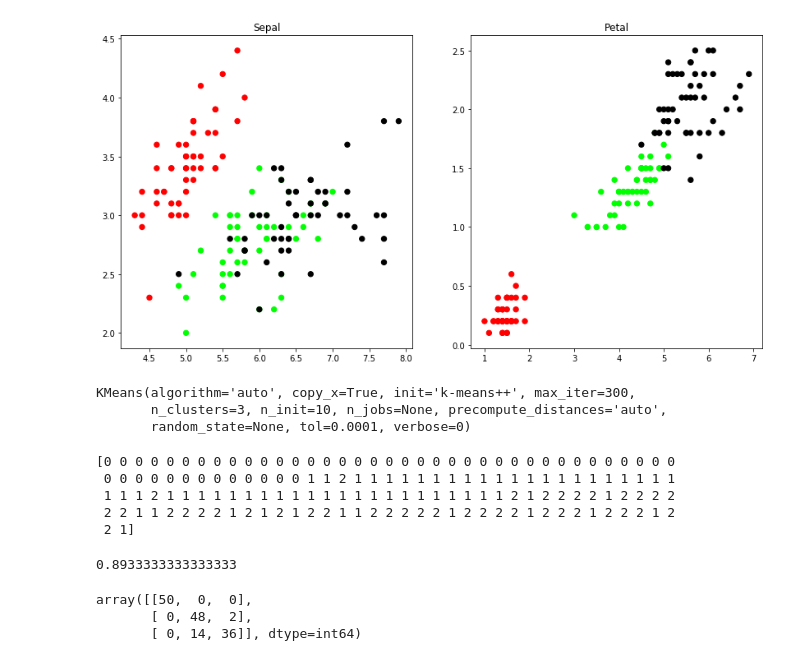
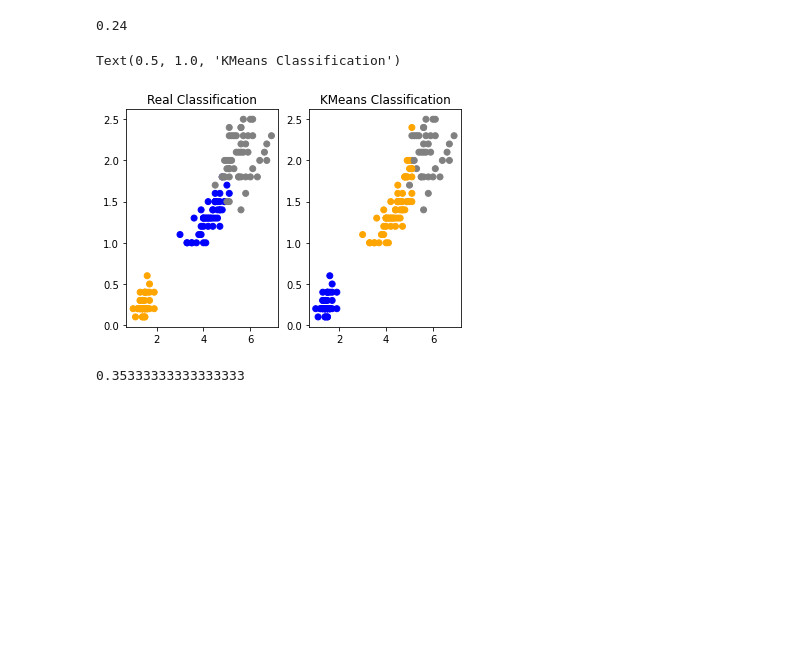
Before and after one commit to PavanRajkumar/Ml_Lab, a Jupyter notebook: My_Programs/Program_8/Program_8.ipynb, the cells around one changed output. Saved outputs shown, nothing was run; the diff lists cells and outputs as text; code cells hidden in the pictures; blank space fills up the shorter version.

```diff
--- a/My_Programs/Program_8/Program_8.ipynb
+++ b/My_Programs/Program_8/Program_8.ipynb
@@ -55,47 +14,34 @@ print(X)
+# %%
+model = KMeans(n_clusters=3)
+# Unsupervised learning thus, passing in only the features to the model
+model.fit(X)
+y_pred = model.labels_
+print(accuracy_score(y, y_pred))
+# %% [output]
+0.24
 # %%
-# View the distribution
-X.columns = ['Sepal_Length', 'Sepal_Width','Petal_Length', 'Petal_Width']
-y = pd.DataFrame(iris.target)
-y.columns = ['Targets']
-
-plt.figure(figsize = (14,7))
-colormap = np.array(['red','lime','black'])
+colormap = np.array(['orange', 'blue', 'grey'])
 
 plt.subplot(1,2,1)
-plt.scatter(X.Sepal_Length, X.Sepal_Width, c = colormap[y.Targets], s=40)
-plt.title('Sepal');
-
+plt.scatter(X.Petal_Length, X.Petal_Width, c=colormap[y.Targets])
+plt.title("Real Classification")
 
 plt.subplot(1,2,2)
-plt.scatter(X.Petal_Length, X.Petal_Width, c = colormap[y.Targets], s=40)
-plt.title('Petal');
+plt.scatter(X.Petal_Length, X.Petal_Width, c=colormap[y_pred])
+plt.title("KMeans Classification")
 # %% [output]
+Text(0.5, 1.0, 'KMeans Classification')
-[figure, old version]
+[figure, new version]
-# %%
-# Build KMeans model
-model = KMeans(n_clusters=3)
-model.fit(X) # Unsupervised learning thus, passing in only the features to the model
-# %% [output]
-KMeans(algorithm='auto', copy_x=True, init='k-means++', max_iter=300,
-       n_clusters=3, n_init=10, n_jobs=None, precompute_distances='auto',
-       random_state=None, tol=0.0001, verbose=0)
-# %%
-pred_y = model.labels_
-print(pred_y)
-# %% [output]
-[0 0 0 0 0 0 0 0 0 0 0 0 0 0 0 0 0 0 0 0 0 0 0 0 0 0 0 0 0 0 0 0 0 0 0 0 0
- 0 0 0 0 0 0 0 0 0 0 0 0 0 1 1 2 1 1 1 1 1 1 1 1 1 1 1 1 1 1 1 1 1 1 1 1 1
- 1 1 1 2 1 1 1 1 1 1 1 1 1 1 1 1 1 1 1 1 1 1 1 1 1 1 2 1 2 2 2 2 1 2 2 2 2
- 2 2 1 1 2 2 2 2 1 2 1 2 1 2 2 1 1 2 2 2 2 2 1 2 2 2 2 1 2 2 2 1 2 2 2 1 2
- 2 1]
-# %%
-sm.accuracy_score(y, pred_y)
-# %% [output]
-0.8933333333333333
-# %%
-sm.confusion_matrix(y, pred_y)
-# %% [output]
-array([[50,  0,  0],
-       [ 0, 48,  2],
-       [ 0, 14, 36]], dtype=int64)
+# %%
+# For EM Algorithm
+scaler = preprocessing.StandardScaler() #Performs normalisation of the data
+scaler.fit(X)
+xsa = scaler.fit_transform(X)
+xs = pd.DataFrame(xsa)
+gmm = GaussianMixture(n_components=3) # number of 3 is passed because there are 3 target classes
+gmm.fit(xs)
+y_gmm = gmm.predict(xs)
+print(accuracy_score(y,y_gmm))
+# %% [output]
+0.35333333333333333
 # %%
```
Also changed, not shown: parts of 11 cells of this notebook.
